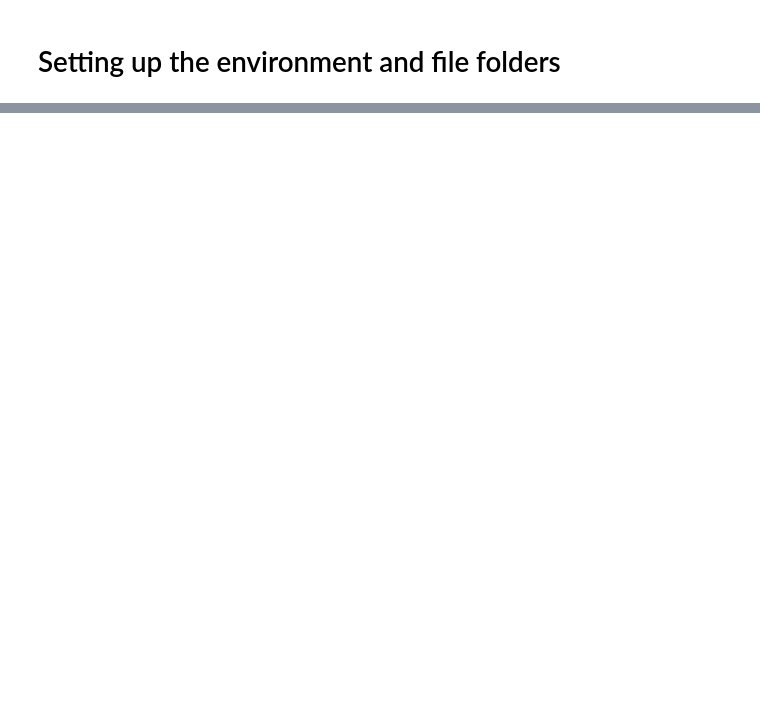
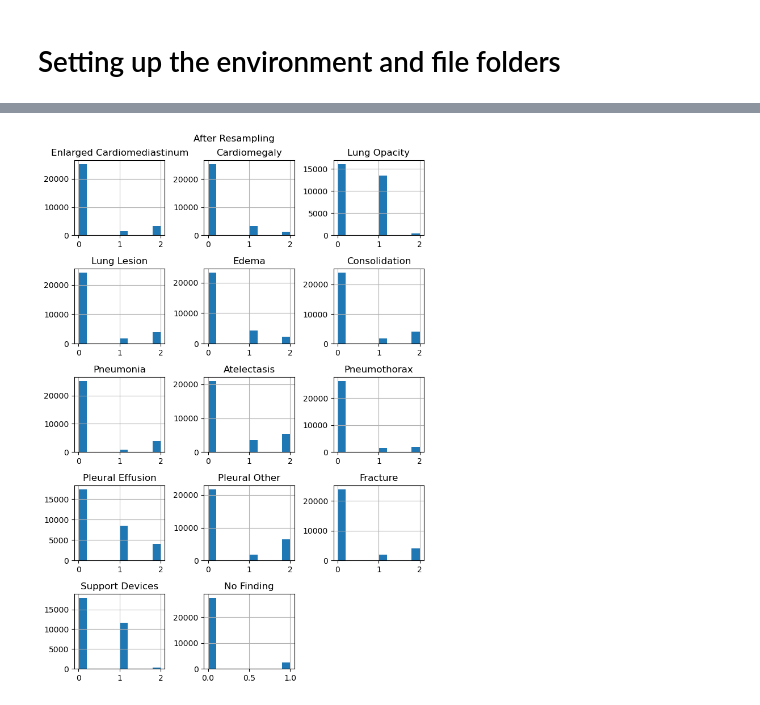
Before and after one commit to johnmtayag/DSC288R_Capstone, a Jupyter notebook: Preprocessing1_filteringDatasets.ipynb, the cells around one changed output, grey strips where cells are left out. Cells and saved outputs as stored; diff of their text form; code cells hidden in the pictures; blank space fills up the shorter version.

```diff
--- a/Preprocessing1_filteringDatasets.ipynb
+++ b/Preprocessing1_filteringDatasets.ipynb
@@ -36,2 +55,4 @@ copy_directory_structure(source_test_root, test_root)
+# %%
+train_sample_frac = 1
 # %%
 # --- Load the training/validation csvs
@@ -89,0 +289,27 @@ print(f"# rows in test_df: {len(test_df)}")
+# %%
+### Get class value probabilities
+
+### Get the probability that one of the classes will be either (1) or (2)
+# Find the count of each instance of 1 and 2 across ALL classes
+counts = {}
+for col in class_cols:
+    for i in range(1,3,1):
+        counts[i] = counts.get(i, 0) + train_df.loc[train_df[col]==i ,col].count()
+
+# Find the total number of values across ALL classes
+sum_counts = len(train_df) * len(class_cols)
+
+# Find the fraction of all values that are either (1) or (2) --> This is the probability of occurrence
+class_value_probs = np.array([counts[1]/sum_counts, counts[2]/sum_counts])
+
+### Given these probabilities, create a probability distribution of selecting either 1 or 2 which boosts the counts of the underrepresented value
+# Perform 1 / prob to amplify the smaller numbers and minimize the bigger numbers
+class_value_probs = 1 / class_value_probs
+
+# Adjust so that the probabilities add up to 1
+class_value_probs = class_value_probs / np.sum(class_value_probs)
+
+for prob in class_value_probs:
+    print(prob)
+
+class_value_probs
@@ -89,0 +358,17 @@ print(f"# rows in test_df: {len(test_df)}")
+# %%
+### Visualize the resampled set
+train_df2 = train_df.loc[batch,:]
+
+fig,axes = plt.subplots(5,3, figsize=(7,10))
+for i,(col,ax) in enumerate(zip(class_cols, axes.flatten())):
+    train_df2[col].hist(ax=ax)
+    ax.set_title(col)
+
+axes.flatten()[14].axis("off")
+plt.suptitle("After Resampling")
+plt.tight_layout()
+plt.show()
+
+train_df2[class_cols].describe()
+# %% [output]
+[figure, added]
```
Also changed, not shown: parts of 24 cells of this notebook, 28 other files.
